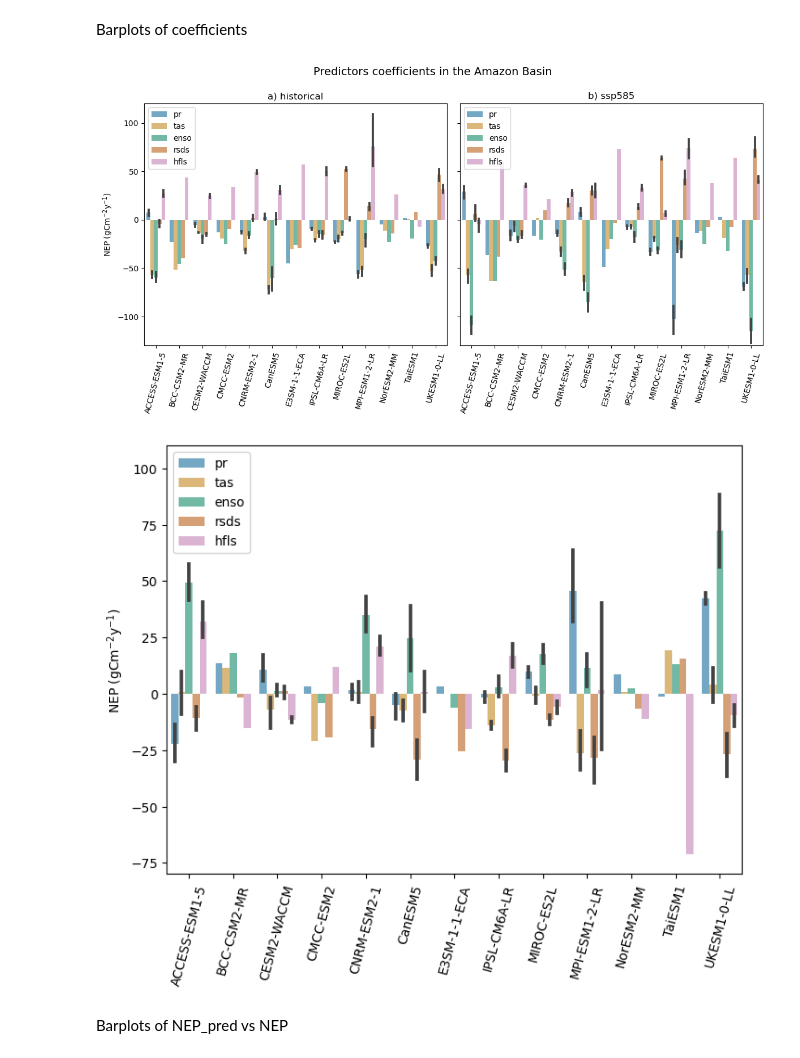
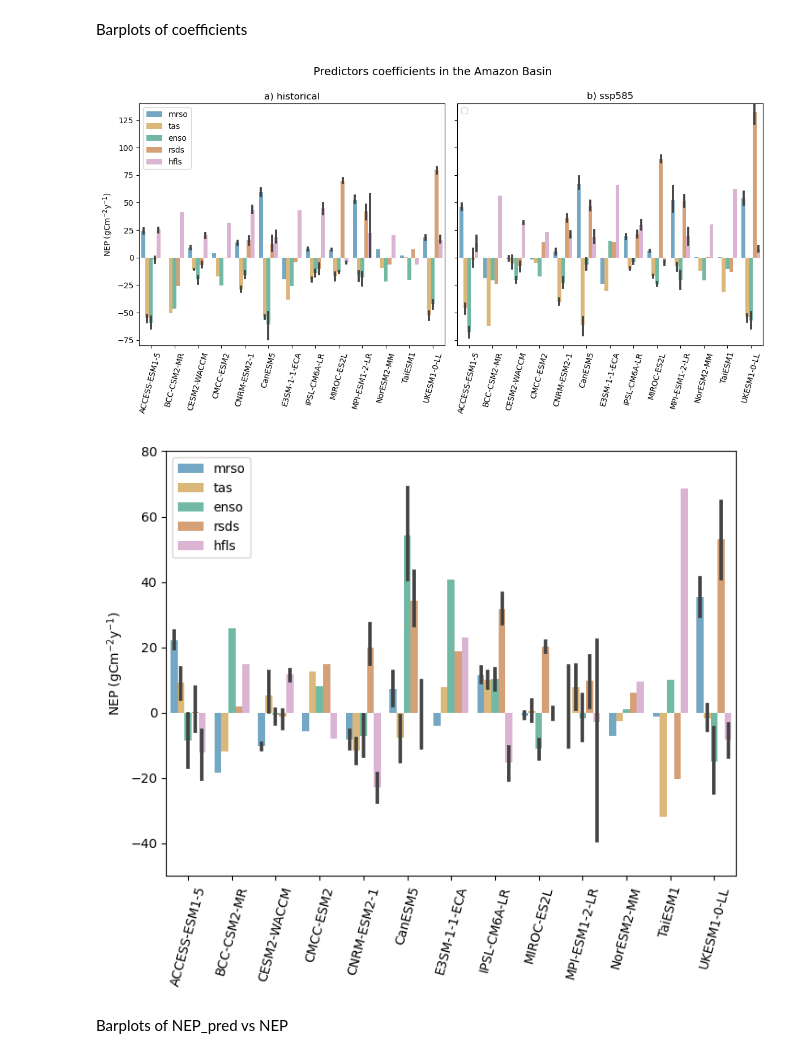
Before and after one commit to Matteo-Mastro/Amazon_CMIP6, a Jupyter notebook: Code/MLR_postprocessing.ipynb, the cells around one changed output. Saved outputs shown, nothing was run; the diff lists cells and outputs as text; code cells hidden in the pictures.

```diff
--- a/Code/MLR_postprocessing.ipynb
+++ b/Code/MLR_postprocessing.ipynb
@@ -253,9 +262,14 @@ pred_ridge_hist = [a.nep for a in pred_ridge_hist]
 pred_ridge_ssp = [a.nep for a in pred_ridge_ssp]
 # %%
 esm = []
-for filepath in sorted(glob.glob(os.path.join('E:/Data/analysis/'+'/'+'historical'+'/'+'nep' + '_*_' + 'historical' + '_*'))):
+for filepath in sorted(glob.glob(os.path.join('F:/Data/analysis/'+'/'+'historical'+'/'+'nep' + '_*_' + 'historical' + '_*'))):
         content = nc.Dataset(filepath).source_id
         esm.append(content)
+
+remove = {'MRI-ESM2-0', 'NorESM2-LM'}
+esm = [item for item in esm if item not in remove]
+
+# esm = ['ACCESS-ESM1-5', 'BCC-CSM2-MR', 'CESM2-WACCM', 'CMCC-ESM2', 'CNRM-ESM2-1', 'CanESM5', 'E3SM-1-1-ECA', 'IPSL-CM6A-LR', 'MIROC-ES2L', 'MPI-ESM1-2-LR', 'NorESM2-MM', 'TaiESM1', 'UKESM1-0-LL']
 # %% [markdown]
 ### Import NEP data
 # %%
@@ -510,24 +525,19 @@ Convert xarrays to pandas DF
 # %%
 # Convert to pandas dataframe
 
-esm = []
-for filepath in sorted(glob.glob(os.path.join('E:/Data/analysis/'+'/'+'historical'+'/'+'nep' + '_*_' + 'historical' + '_*'))):
-        content = nc.Dataset(filepath).source_id
-        esm.append(content)
-
 import pandas as pd
 
-df_coef_ridge_hist_pr = xr.concat(coef_ridge_hist_pr_amz, dim = "esm").to_dataframe(); df_coef_ridge_hist_pr = df_coef_ridge_hist_pr.drop(columns = "region").rename(index=dict(zip(df_coef_ridge_hist_pr.index, esm)))
+# df_coef_ridge_hist_pr = xr.concat(coef_ridge_hist_pr_amz, dim = "esm").to_dataframe(); df_coef_ridge_hist_pr = df_coef_ridge_hist_pr.drop(columns = "region").rename(index=dict(zip(df_coef_ridge_hist_pr.index, esm)))
 df_coef_ridge_hist_tas = xr.concat(coef_ridge_hist_tas_amz, dim = "esm").to_dataframe(); df_coef_ridge_hist_tas = df_coef_ridge_hist_tas.drop(columns = "region").rename(index=dict(zip(df_coef_ridge_hist_tas.index, esm)))
 df_coef_ridge_hist_enso = xr.concat(coef_ridge_hist_enso_amz, dim = "esm").to_dataframe(); df_coef_ridge_hist_enso = df_coef_ridge_hist_enso.drop(columns = "region").rename(index=dict(zip(df_coef_ridge_hist_enso.index, esm)))
 df_coef_ridge_hist_rsds = xr.concat(coef_ridge_hist_rsds_amz, dim = "esm").to_dataframe(); df_coef_ridge_hist_rsds = df_coef_ridge_hist_rsds.drop(columns = "region").rename(index=dict(zip(df_coef_ridge_hist_rsds.index, esm)))
-# df_coef_ridge_hist_mrso = xr.concat(coef_ridge_hist_mrso_amz, dim = "esm").to_dataframe(); df_coef_ridge_hist_mrso = df_coef_ridge_hist_mrso.drop(columns = "region").rename(index=dict(zip(df_coef_ridge_hist_mrso.index, esm)))
+df_coef_ridge_hist_mrso = xr.concat(coef_ridge_hist_mrso_amz, dim = "esm").to_dataframe(); df_coef_ridge_hist_mrso = df_coef_ridge_hist_mrso.drop(columns = "region").rename(index=dict(zip(df_coef_ridge_hist_mrso.index, esm)))
 df_coef_ridge_hist_hfls = xr.concat(coef_ridge_hist_hfls_amz, dim = "esm").to_dataframe(); df_coef_ridge_hist_hfls = df_coef_ridge_hist_hfls.drop(columns = "region").rename(index=dict(zip(df_coef_ridge_hist_hfls.index, esm)))
 # df_r2_ridge_hist = xr.concat(r2_ridge_hist, dim = "esm").to_dataframe(); df_r2_ridge_hist = df_r2_ridge_hist.drop(columns = "region").rename(index=dict(zip(df_r2_ridge_hist.index, esm)))
 df_hist_nep = xr.concat(ds_hist_nep_amz, dim = "esm").to_dataframe(); df_hist_nep = df_hist_nep.drop(columns = "region").rename(index=dict(zip(df_hist_nep.index, esm)))
 df_pred_ridge_hist = xr.concat(pred_ridge_hist_amz, dim = "esm").to_dataframe(); df_pred_ridge_hist = df_pred_ridge_hist.drop(columns = "region").rename(index=dict(zip(df_pred_ridge_hist.index, esm)))
 
-df_amz_hist = pd.concat([df_pred_ridge_hist, df_hist_nep, df_coef_ridge_hist_pr, df_coef_ridge_hist_tas, df_coef_ridge_hist_enso, df_coef_ridge_hist_rsds, df_coef_ridge_hist_hfls], axis = 1)
+df_amz_hist = pd.concat([df_pred_ridge_hist, df_hist_nep, df_coef_ridge_hist_mrso, df_coef_ridge_hist_tas, df_coef_ridge_hist_enso, df_coef_ridge_hist_rsds, df_coef_ridge_hist_hfls], axis = 1)
 # %%
 # Convert to pandas dataframe
 import pandas as pd
@@ -560,3 +570,6 @@ df.to_csv(os.path.join(out_path,"df_coeff_mlr.csv"))
+# %%
+df = pd.read_csv(os.path.join(out_path,"df_coeff_mlr_f.csv"))
+import seaborn as sns
 # %%
 fig = plt.figure(figsize=(12, 6))
 
@@ -566,53 +579,39 @@ data = df[(df['effect'] != 'nep_pred') & (df['effect'] != 'nep')].copy()
 ax0 = fig.add_subplot(121)
 ax0 = sns.barplot(
     data=data[data['scenario'] == 'hist'].rename(columns={'effect': 'variable'}), hue="variable",# errorbar=("pi", 50),
     x="esm", y="value",
     palette='colorblind', alpha=.6,
 )
-ax0.set_ylim(-130, 120)
+ax0.set_ylim(-80, 140)
 ax0.set_xticklabels(sorted(list(set(esm))) , rotation = 75)
 ax0.legend(loc='upper left', fontsize = 10)
 ax0.set_xlabel("")
 ax0.set_ylabel("NEP (gCm$^{-2}$y$^{-1}$)")
 ax0.set_title("a) historical")
 
 ax1 = fig.add_subplot(122)
 ax1 = sns.barplot(
     data=data[data['scenario'] == 'ssp'].rename(columns={'effect': 'variable'}), hue="variable", # errorbar=("pi", 50),
     x="esm", y="value",
-    palette='colorblind', alpha=.6,
+    palette='colorblind', alpha=.6
 )
-ax1.set_ylim(-130, 120)
+ax1.set_ylim(-80, 140)
 ax1.set_xticklabels(sorted(list(set(esm))) , rotation = 75)
 ax1.set_yticklabels("")
-ax1.legend()
+ax1.legend("")
 ax1.set_ylabel("")
 ax1.set_xlabel("")
 ax1.set_title("b) ssp585")
 
 fig.tight_layout()
 title = 'Predictors coefficients in the Amazon Basin'
 fig.suptitle(title, y = 1.05, fontsize = 14)
-output_file = os.path.join(out_path, title) + "_c.png"
+output_file = os.path.join(out_path, title) + "_f.png"
 
 
-# g = sns.catplot(
-#     data=df[(df['effect'] != 'nep_pred') & (df['effect'] != 'nep')], kind="bar", col = "scenario",# errorbar=("pi", 50),
-#     x="esm", y="value", hue="effect",
-#     palette='colorblind', alpha=.6, height=6
-# )
-
-# # g.despine(left=True)
-# title = 'Predictors coefficients in the Amazon Basin'
-# g.fig.suptitle(title, y = 1.05)
-# g.set_xticklabels(rotation = 75)
-# g.set_axis_labels("", "NEP (gCm$^{-2}$y$^{-1}$)")
-# g.set_titles("a) historical", "b) ssp585")
-# g.fig.set_figwidth(12,8)
-# output_file = os.path.join(out_path, title) + ".png"
 plt.savefig(output_file, bbox_inches='tight')
 # %% [output]
-[figure, old version]
+[figure, new version]
 # %%
 import seaborn as sns
 
@@ -628,7 +627,7 @@ ax0 = sns.barplot(
     x="esm", y="value",
     palette='colorblind', alpha=.6,
 )
-ax0.set_ylim(-80, 110)
+ax0.set_ylim(-50, 80)
 ax0.set_xticklabels(sorted(list(set(esm))) , rotation = 75)
 ax0.legend(loc='upper left', fontsize = 10, )
 ax0.set_xlabel("")
@@ -636,11 +635,7 @@ ax0.set_ylabel("NEP (gCm$^{-2}$y$^{-1}$)")
 
 # g.despine(left=True)
 title = 'Predictors coefficients in the Amazon Basin - Delta'
-g.fig.suptitle(title, y = 1.05)
-g.set_xticklabels(rotation = 75)
-g.set_axis_labels("", "NEP (gCm$^{-2}$y$^{-1}$)")
-g.fig.set_figwidth(10,8)
-output_file = os.path.join(out_path, title) + ".png"
+output_file = os.path.join(out_path, title) + "_f.png"
 
 
 # g = sns.catplot(
@@ -658,7 +653,7 @@ output_file = os.path.join(out_path, title) + ".png"
 # output_file = os.path.join(out_path, title) + ".png"
 # plt.savefig(output_file, bbox_inches='tight')
 # %% [output]
-[figure, old version]
+[figure, new version]
 # %% [markdown]
 Barplots of NEP_pred vs NEP
 # %%
```
Also changed, not shown: parts of 18 cells of this notebook, 18 other files.
